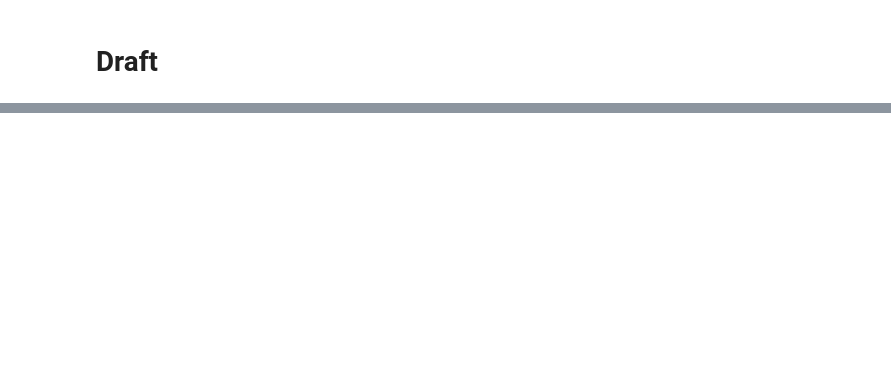
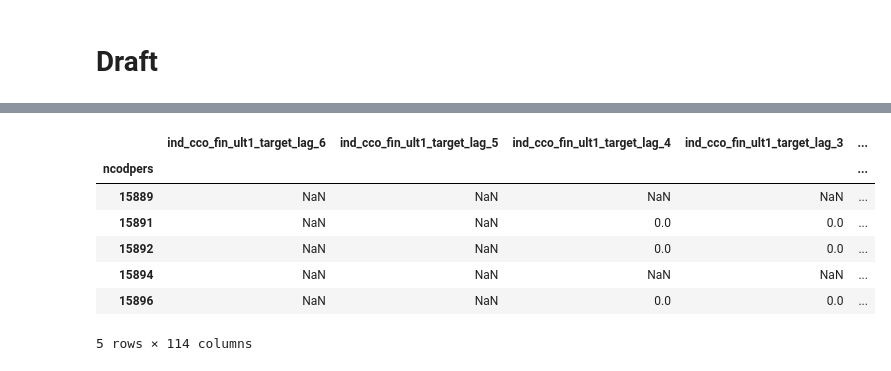
Before and after one commit to LiYan1988/santander-production-recommandation, a Jupyter notebook: notebooks/eda_4_30.ipynb, the cells around one changed output, grey strips where cells are left out. Saved outputs shown, nothing was run; the diff lists cells and outputs as text; code cells hidden in the pictures; blank space fills up the shorter version.

```diff
--- a/notebooks/eda_4_30.ipynb
+++ b/notebooks/eda_4_30.ipynb
@@ -65,0 +129,11 @@ Counting pattern...
+# %%
+history_target.head()
+# %% [output]
+|  | ind_cco_fin_ult1_target_lag_6 | ind_cco_fin_ult1_target_lag_5 | ind_cco_fin_ult1_target_lag_4 | ind_cco_fin_ult1_target_lag_3 | ... |
+| ncodpers |  |  |  |  | ... |
+| 15889 | NaN | NaN | NaN | NaN | ... |
+| 15891 | NaN | NaN | 0.0 | 0.0 | ... |
+| 15892 | NaN | NaN | 0.0 | 0.0 | ... |
+| 15894 | NaN | NaN | NaN | NaN | ... |
+| 15896 | NaN | NaN | 0.0 | 0.0 | ... |
+5 rows × 114 columns
```
Also changed, not shown: parts of 19 cells of this notebook, 3 other files.
